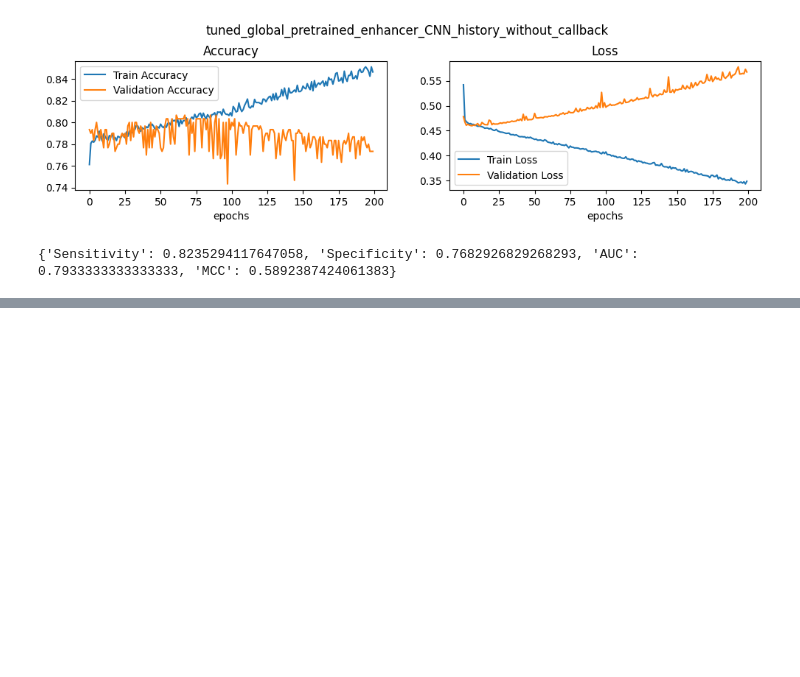
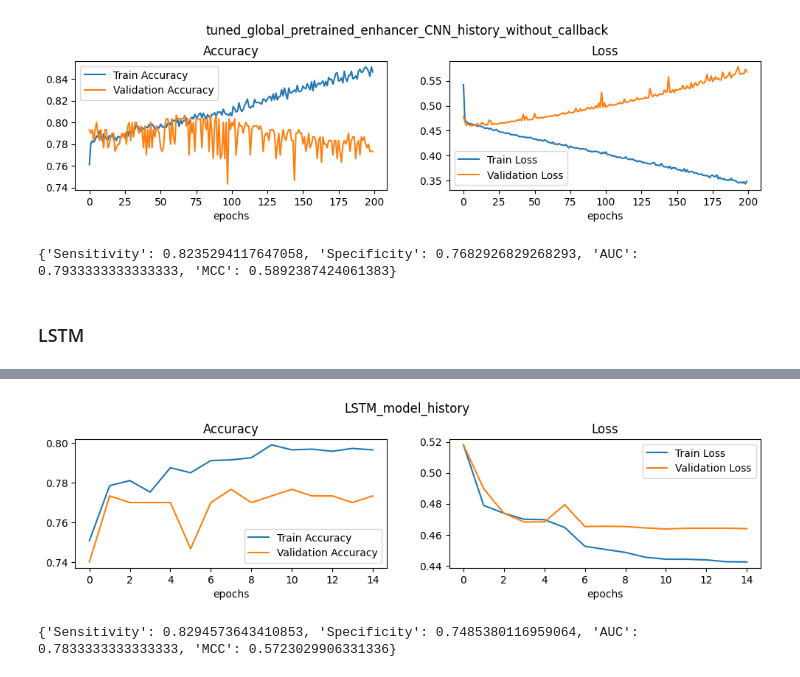
Before and after one commit to Lisker2/CS309_Project, a Jupyter notebook: Final_Notebook.ipynb, the cells around one changed output, grey strips where cells are left out. Saved outputs shown, nothing was run; the diff lists cells and outputs as text; code cells hidden in the pictures; blank space fills up the shorter version.

```diff
--- a/Final_Notebook.ipynb
+++ b/Final_Notebook.ipynb
@@ -1031,3 +953,23 @@ print(tuned_performance_global_pretrained_enhancer_CNN)
 10/10 [==============================] - 0s 2ms/step
 [figure]
 {'Sensitivity': 0.8235294117647058, 'Specificity': 0.7682926829268293, 'AUC': 0.7933333333333333, 'MCC': 0.5892387424061383}
+# %% [markdown]
+### LSTM
+# %%
+LSTM_model = tf.keras.models.Sequential([
+    tf.keras.layers.LSTM(units=10,input_shape=(202, 1536)),
+    tf.keras.layers.Dense(1, activation = 'sigmoid')]
+)
+LSTM_model.compile(loss=tf.keras.losses.binary_crossentropy,
+                  optimizer='adam',
+                  metrics=['accuracy'])
+LSTM_model_history = LSTM_model.fit(tuned_enhancer_local_representations_train, train['label'],
+                                               validation_data=(tuned_enhancer_local_representations_valid, valid['label']),
+                                               batch_size=32, epochs=40,
+                                               callbacks=training_callbacks)
+# %%
+LSTM_model_predict_Y = LSTM_model.predict(tuned_enhancer_local_representations_test)
+history_visualize(LSTM_model_history, "LSTM_model_history")
+LSTM_model_predict_Y_performance = performance(test['label'], LSTM_model_predict_Y)
+print(LSTM_model_predict_Y_performance )
+# %% [output]
@@ -1033,0 +977,2 @@ print(tuned_performance_global_pretrained_enhancer_CNN)
+[figure, added]
+{'Sensitivity': 0.8294573643410853, 'Specificity': 0.7485380116959064, 'AUC': 0.7833333333333333, 'MCC': 0.5723029906331336}
```
Also changed, not shown: parts of 22 cells of this notebook.
